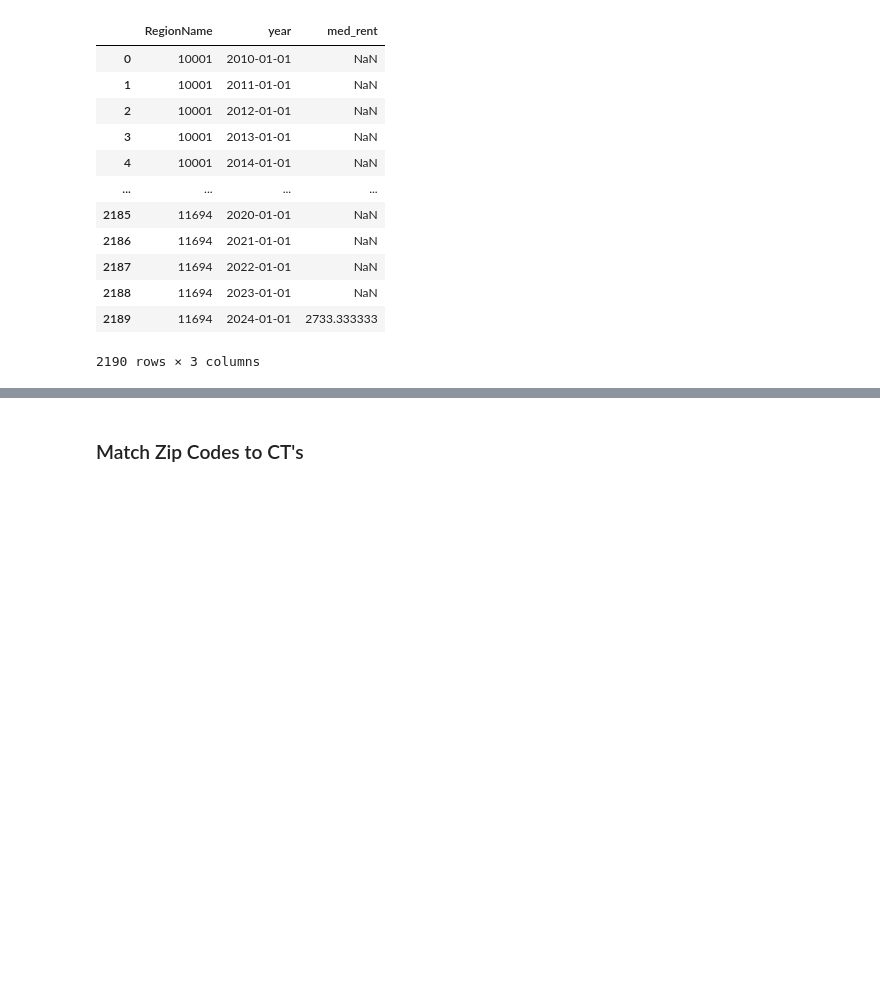
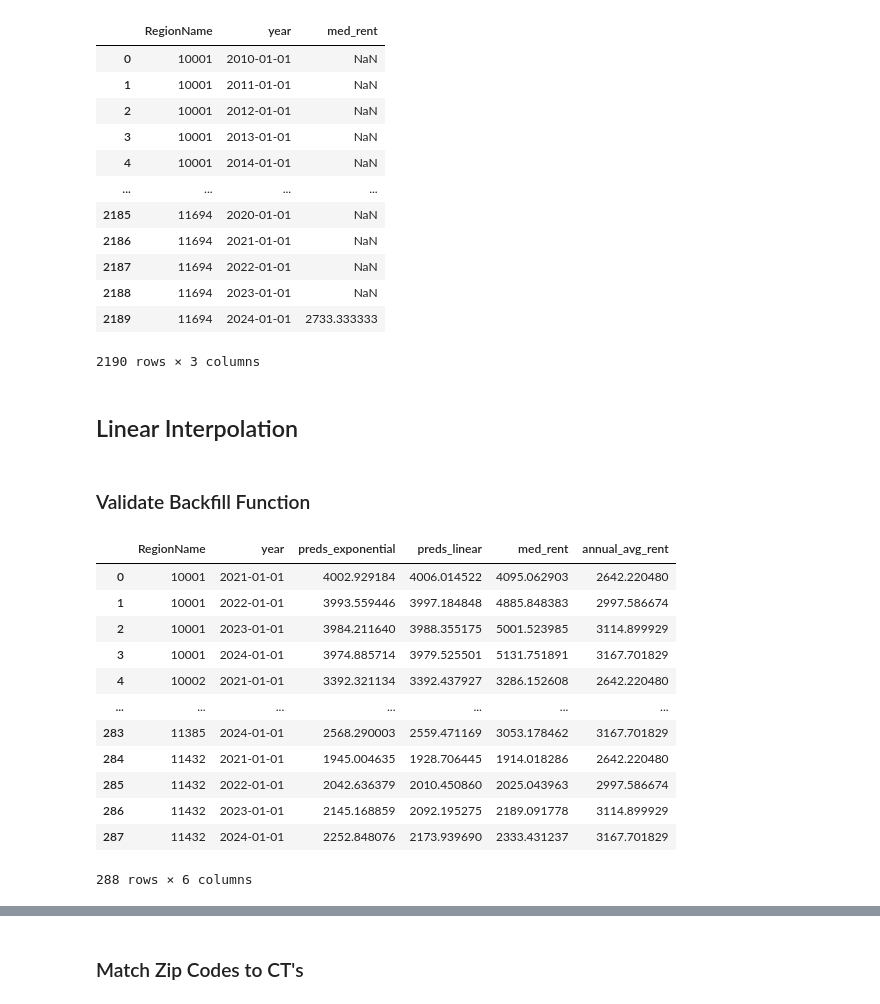
Before and after one commit to khyateed/forecasting-gentrification-nyc, a Jupyter notebook: zillow_data.ipynb, the cells around one changed output, grey strips where cells are left out. Cells and saved outputs as stored; diff of their text form; code cells hidden in the pictures; blank space fills up the shorter version.

```diff
--- a/zillow_data.ipynb
+++ b/zillow_data.ipynb
@@ -49,3 +53,5 @@ more_yrs
 | 2188 | 11694 | 2023-01-01 | NaN |
 | 2189 | 11694 | 2024-01-01 | 2733.333333 |
 2190 rows × 3 columns
+# %% [markdown]
+## Linear Interpolation
@@ -51,0 +88,58 @@ more_yrs
+# %% [markdown]
+### Validate Backfill Function
+# %%
+val = more_yrs.copy()
+val = val[val.year>'2014']
+
+# split features and labels
+labels = val[val.year>'2020']
+
+# remove zip codes without enough data
+to_drop = labels[labels.med_rent.isna()]['RegionName'].unique()
+labels = labels[labels.RegionName.isin(to_drop)==False]
+val = val[val.RegionName.isin(to_drop)==False]
+
+# replace labels with nans
+val.loc[labels.index, 'med_rent'] = np.nan
+
+# apply regression for the missing vals
+val_exp = val.copy()
+val_exp.rename(columns={'med_rent':'preds_exponential'}, inplace=True)
+val_lin = val.copy()
+val_lin.rename(columns={'med_rent':'preds_linear'}, inplace=True)
+for zipcode in val_exp['RegionName'].unique():
+    zip_df = val_exp[val_exp['RegionName']==zipcode]
+    val_exp.drop(zip_df.index, inplace=True)
+    zip_df = backfill_trend(zip_df, 'preds_exponential', exponential=True)
+    val_exp = pd.concat([val_exp, zip_df])
+for zipcode in val_lin['RegionName'].unique():
+    zip_df = val_lin[val_lin['RegionName']==zipcode]
+    val_lin.drop(zip_df.index, inplace=True)
+    zip_df = backfill_trend(zip_df, 'preds_linear', exponential=False)
+    val_lin = pd.concat([val_lin, zip_df])
+
+# compare predictions with groundtruth
+preds = pd.concat([val_exp, val_lin['preds_linear']], axis=1)
+preds = preds.merge(labels, on=['RegionName','year'])
+preds = preds[preds.year>'2020']
+preds.drop(preds[preds.preds_linear.isnull()].index, inplace=True)
+
+# compute baseline: mean rent annually
+avg_rent = more_yrs.groupby('year')['med_rent'].mean()
+avg_rent.name='annual_avg_rent'
+preds = preds.merge(avg_rent, on='year')
+preds
+# %% [output]
+|  | RegionName | year | preds_exponential | preds_linear | med_rent | annual_avg_rent |
+| 0 | 10001 | 2021-01-01 | 4002.929184 | 4006.014522 | 4095.062903 | 2642.220480 |
+| 1 | 10001 | 2022-01-01 | 3993.559446 | 3997.184848 | 4885.848383 | 2997.586674 |
+| 2 | 10001 | 2023-01-01 | 3984.211640 | 3988.355175 | 5001.523985 | 3114.899929 |
+| 3 | 10001 | 2024-01-01 | 3974.885714 | 3979.525501 | 5131.751891 | 3167.701829 |
+| 4 | 10002 | 2021-01-01 | 3392.321134 | 3392.437927 | 3286.152608 | 2642.220480 |
+| ... | ... | ... | ... | ... | ... | ... |
+| 283 | 11385 | 2024-01-01 | 2568.290003 | 2559.471169 | 3053.178462 | 3167.701829 |
+| 284 | 11432 | 2021-01-01 | 1945.004635 | 1928.706445 | 1914.018286 | 2642.220480 |
+| 285 | 11432 | 2022-01-01 | 2042.636379 | 2010.450860 | 2025.043963 | 2997.586674 |
+| 286 | 11432 | 2023-01-01 | 2145.168859 | 2092.195275 | 2189.091778 | 3114.899929 |
+| 287 | 11432 | 2024-01-01 | 2252.848076 | 2173.939690 | 2333.431237 | 3167.701829 |
+288 rows × 6 columns
```
Also changed, not shown: parts of 7 cells of this notebook.
